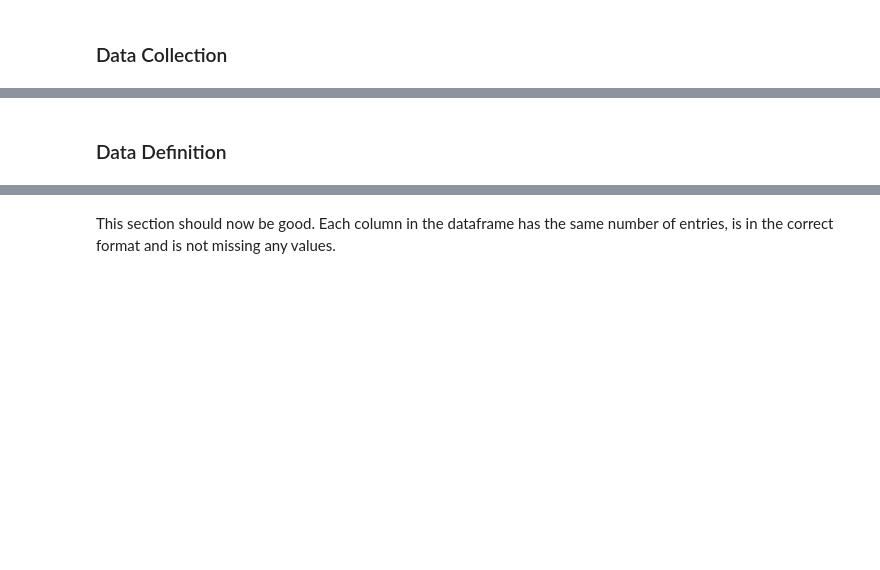
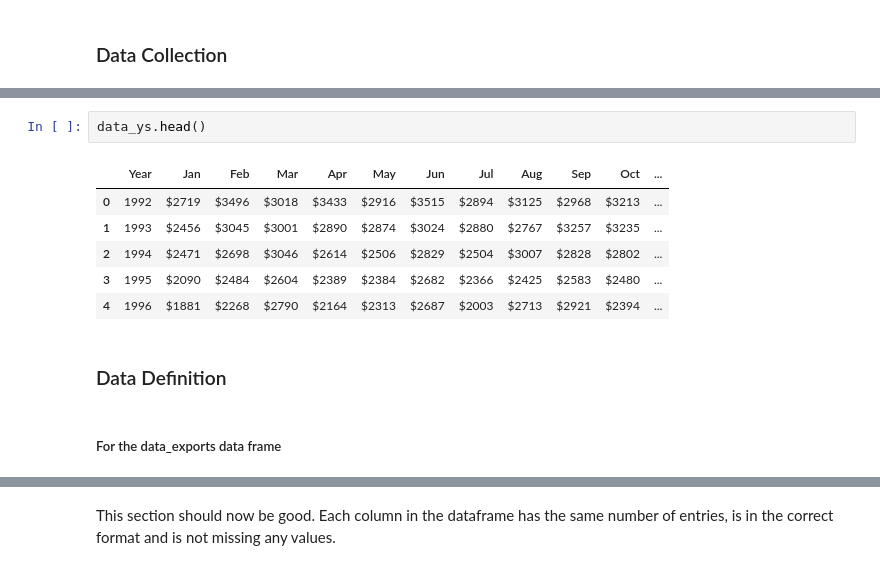
Before and after one commit to ashleyg16/Capstone3, a Jupyter notebook: Notebooks/Data Wrangling.ipynb, the cells around one changed output, grey strips where cells are left out. Drawn from its saved outputs; the diff is of its cells as text; blank space fills up the shorter version.

```diff
--- a/Notebooks/Data Wrangling.ipynb
+++ b/Notebooks/Data Wrangling.ipynb
@@ -24,6 +31,17 @@ data.head()
 | 2 | 2010 | $0 | Algeria | 8411224050--TURBOPROPELLER A/C TB... |
 | 3 | 2010 | $0 | Algeria | 8411824050--GAS TURBINE A/C TBN E... |
 | 4 | 2010 | $0 | Angola | 8411814050--GAS TURBINE A/C TBN E... |
+# %%
+data_ys.head()
+# %% [output]
+|  | Year | Jan | Feb | Mar | Apr | May | Jun | Jul | Aug | Sep | Oct | ... |
+| 0 | 1992 | $2719 | $3496 | $3018 | $3433 | $2916 | $3515 | $2894 | $3125 | $2968 | $3213 | ... |
+| 1 | 1993 | $2456 | $3045 | $3001 | $2890 | $2874 | $3024 | $2880 | $2767 | $3257 | $3235 | ... |
+| 2 | 1994 | $2471 | $2698 | $3046 | $2614 | $2506 | $2829 | $2504 | $3007 | $2828 | $2802 | ... |
+| 3 | 1995 | $2090 | $2484 | $2604 | $2389 | $2384 | $2682 | $2366 | $2425 | $2583 | $2480 | ... |
+| 4 | 1996 | $1881 | $2268 | $2790 | $2164 | $2313 | $2687 | $2003 | $2713 | $2921 | $2394 | ... |
 # %% [markdown]
 ### Data Definition
+# %% [markdown]
+##### For the data_exports data frame
 # %%
```
Also changed, not shown: parts of 27 cells of this notebook, 2 other files.
